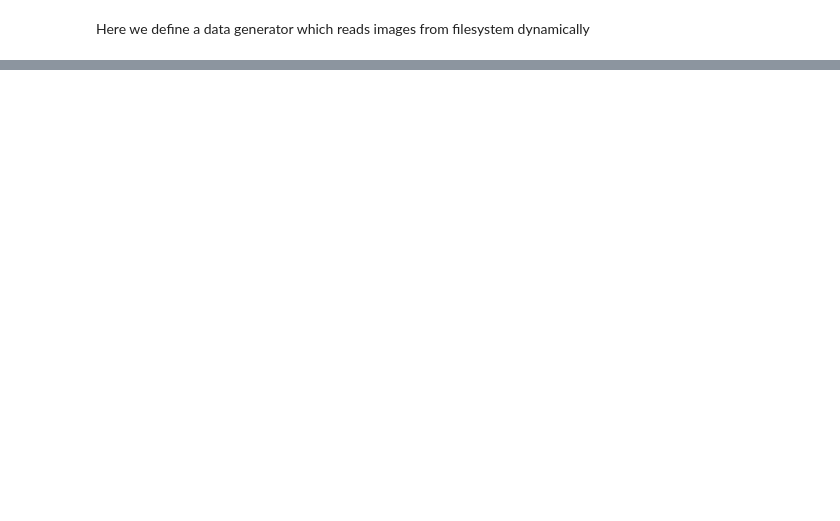
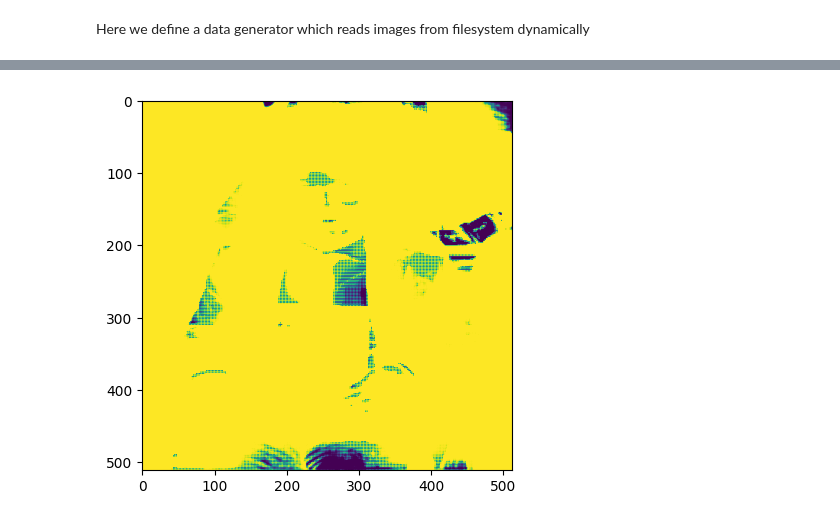
Before and after one commit to salvo96/BackgroundRemover, a Jupyter notebook: BackgroundRemover.ipynb, the cells around one changed output, grey strips where cells are left out. Cells and saved outputs as stored; diff of their text form; code cells hidden in the pictures; blank space fills up the shorter version.

```diff
--- a/BackgroundRemover.ipynb
+++ b/BackgroundRemover.ipynb
@@ -226,0 +306,4 @@ plt.show()
+# %%
+test_photo = np.asarray([resized])
+# %%
+result = model.predict(test_photo, batch_size=1)
@@ -226,0 +313,8 @@ plt.show()
+# %%
+from matplotlib import pyplot as plt
+plt.imshow(
+    result[0]
+)
+plt.show()
+# %% [output]
+[figure, added]
```
Also changed, not shown: parts of 17 cells of this notebook, 2 other files.
